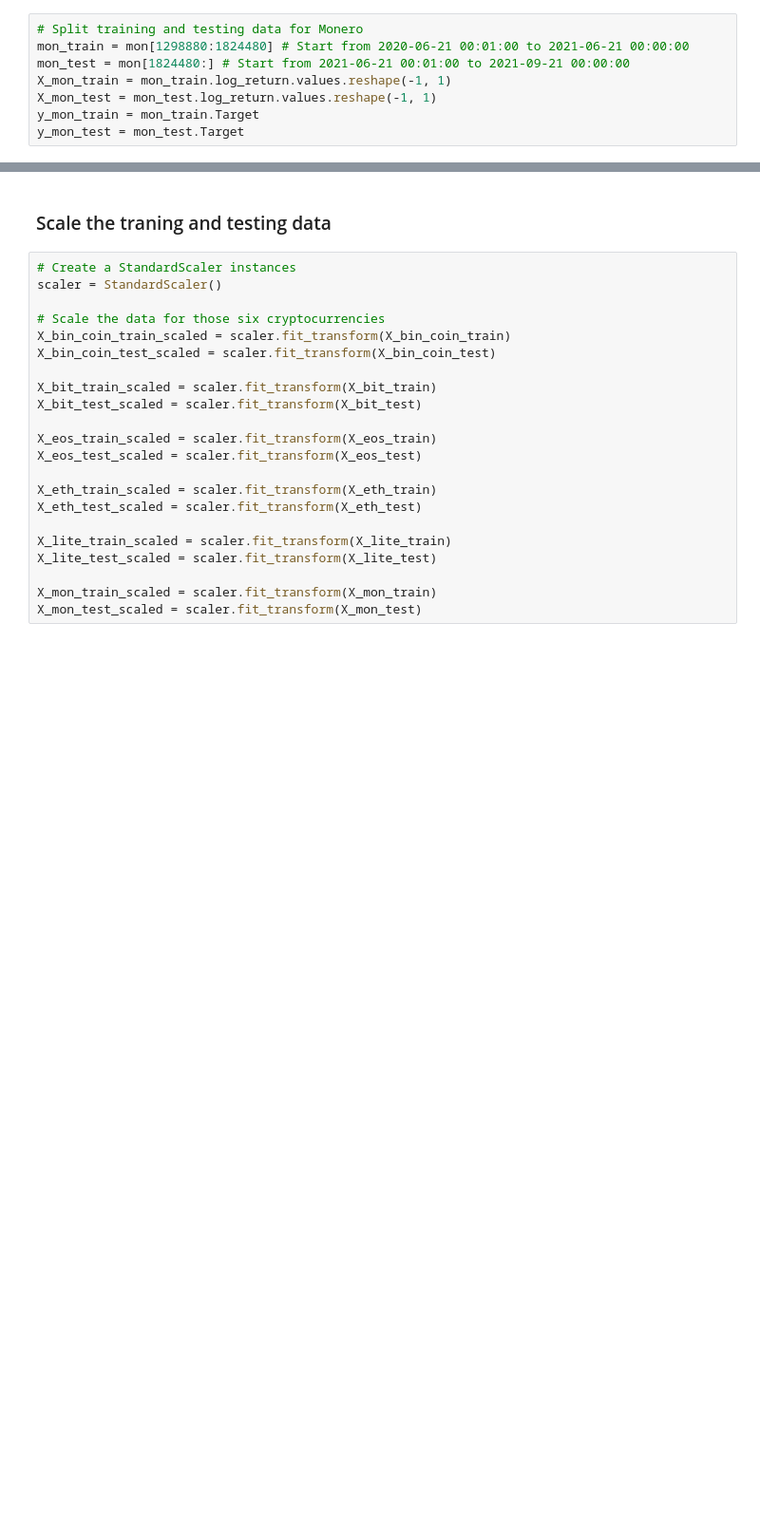
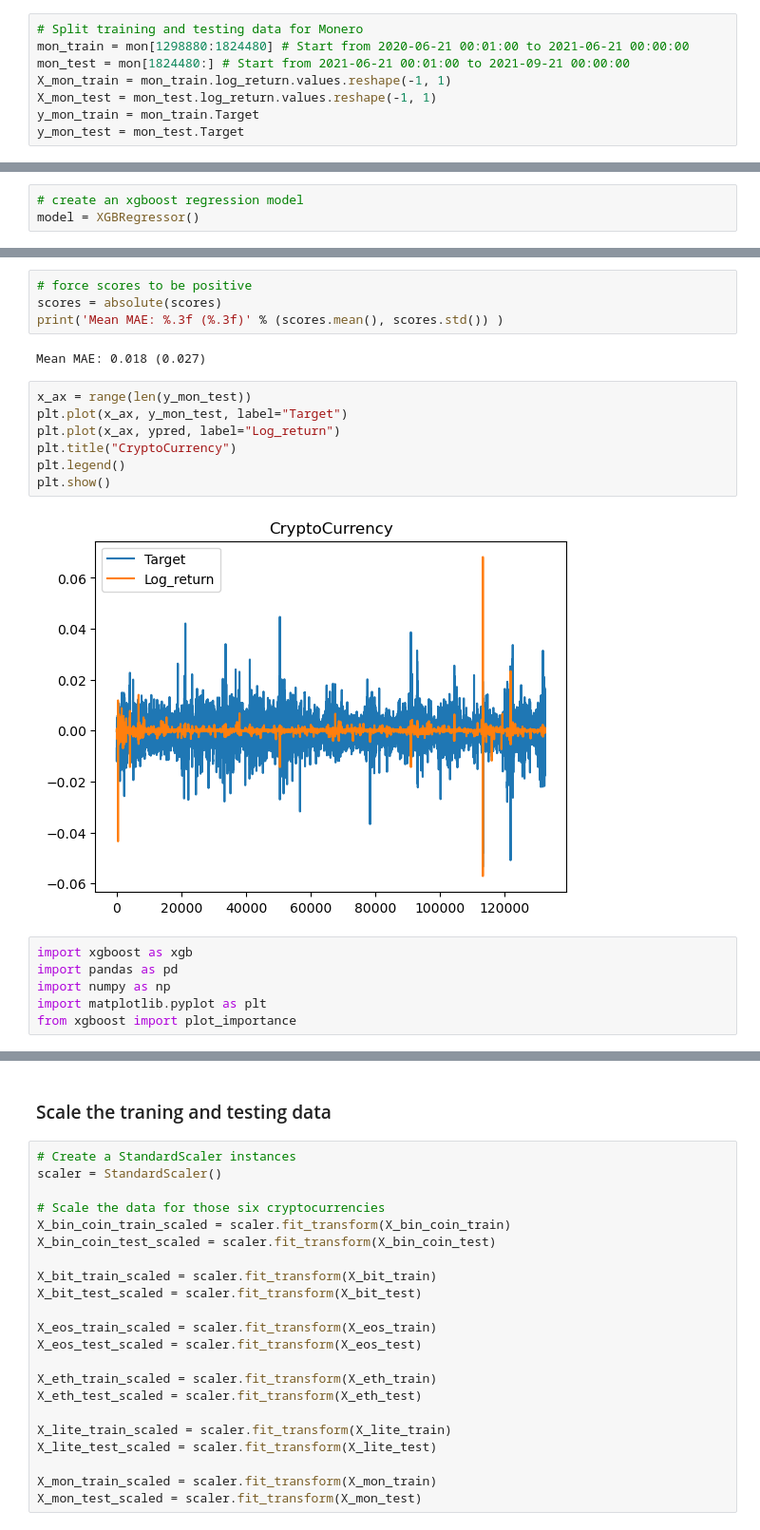
Before and after one commit to Preacherman194589/Crypto-Prediction, a Jupyter notebook: Crypto_Forecasting_Target.ipynb, the cells around one changed output, grey strips where cells are left out. Shown at 95% size. Drawn from its saved outputs; the diff is of its cells as text; blank space fills up the shorter version.

```diff
--- a/Crypto_Forecasting_Target.ipynb
+++ b/Crypto_Forecasting_Target.ipynb
@@ -800,0 +731,3 @@ plt.show()
+# %%
+# create an xgboost regression model
+model = XGBRegressor()
@@ -800,0 +771,21 @@ plt.show()
+# %%
+# force scores to be positive
+scores = absolute(scores)
+print('Mean MAE: %.3f (%.3f)' % (scores.mean(), scores.std()) )
+# %% [output]
+Mean MAE: 0.018 (0.027)
+# %%
+x_ax = range(len(y_mon_test))
+plt.plot(x_ax, y_mon_test, label="Target")
+plt.plot(x_ax, ypred, label="Log_return")
+plt.title("CryptoCurrency")
+plt.legend()
+plt.show()
+# %% [output]
+[figure, added]
+# %%
+import xgboost as xgb
+import pandas as pd
+import numpy as np
+import matplotlib.pyplot as plt
+from xgboost import plot_importance
```
Also changed, not shown: parts of 91 cells of this notebook.
